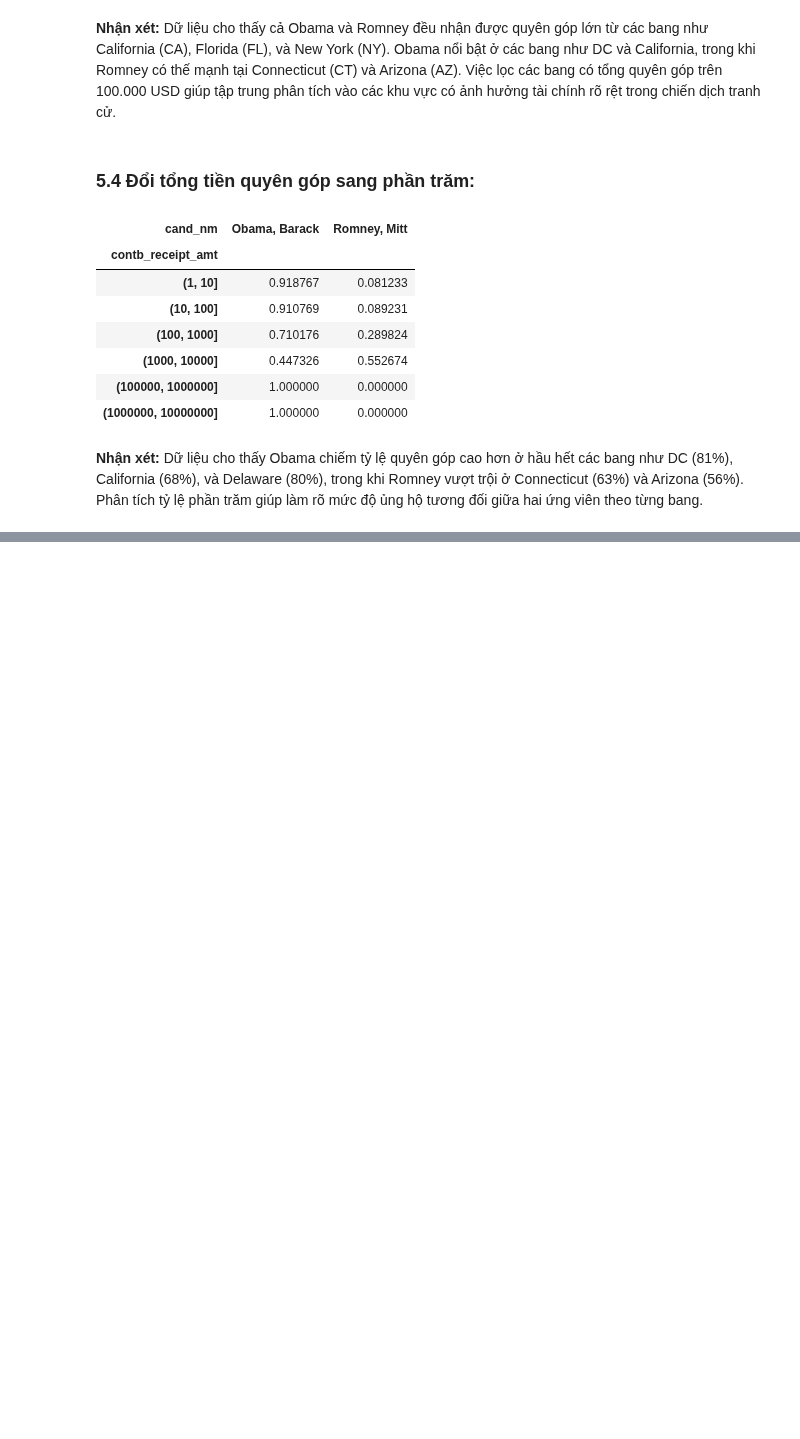
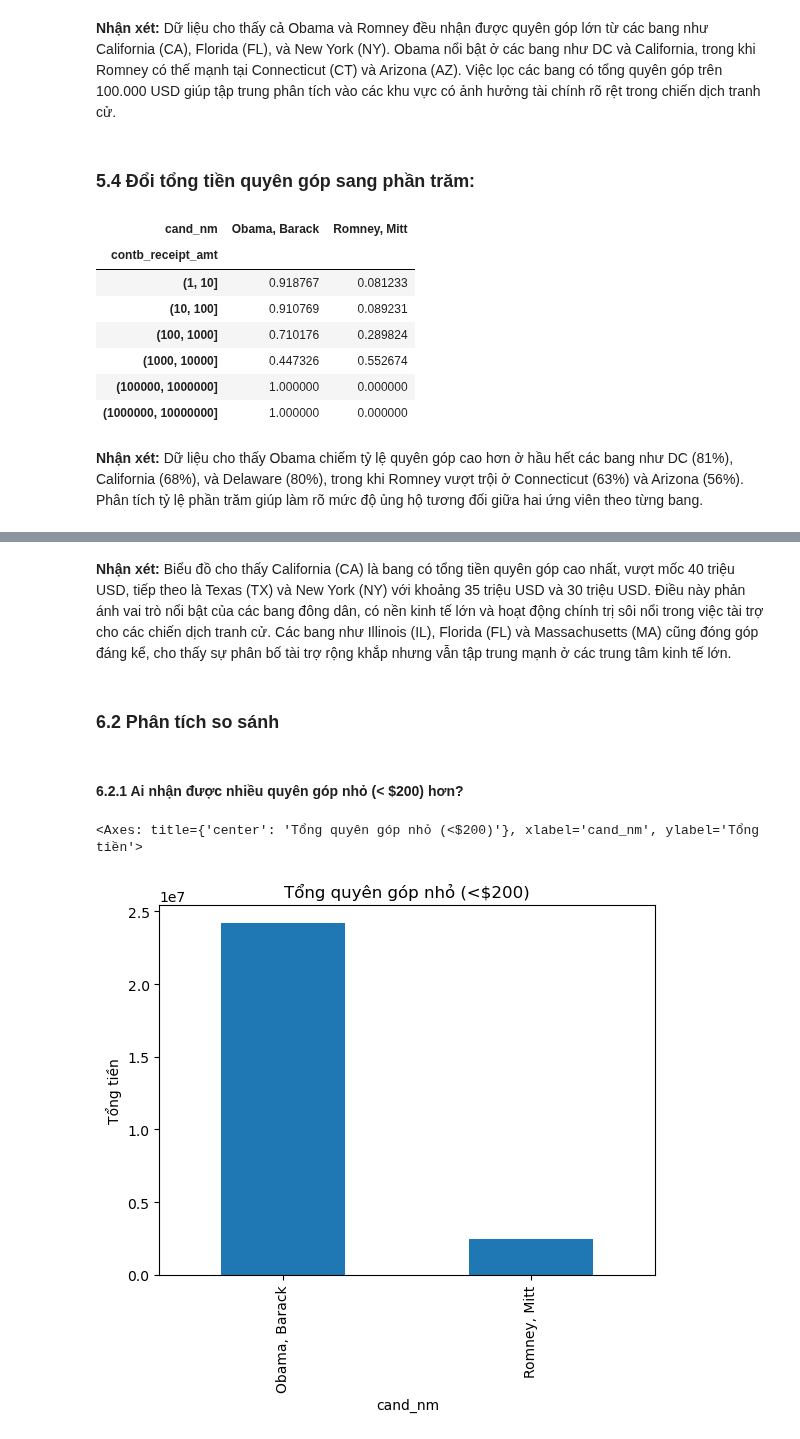
Before and after one commit to Hutramikha/Data_Analysis_SGU_2025, a Jupyter notebook: Data_analysis/practice/Lab02_Data_Analytics/13.5 2012 Federal Election Commission Database/2012FederalElectionCommissionDatabase.ipynb, the cells around one changed output, grey strips where cells are left out. Cells and saved outputs as stored; diff of their text form; code cells hidden in the pictures; blank space fills up the shorter version.

```diff
--- a/Data_analysis/practice/Lab02_Data_Analytics/13.5 2012 Federal Election Commission Database/2012FederalElectionCommissionDatabase.ipynb
+++ b/Data_analysis/practice/Lab02_Data_Analytics/13.5 2012 Federal Election Commission Database/2012FederalElectionCommissionDatabase.ipynb
@@ -594,0 +628,15 @@ percent.head(10)
+# %% [markdown]
+**Nhận xét:** Biểu đồ cho thấy California (CA) là bang có tổng tiền quyên góp cao nhất, vượt mốc 40 triệu USD, tiếp theo là Texas (TX) và New York (NY) với khoảng 35 triệu USD và 30 triệu USD. Điều này phản ánh vai trò nổi bật của các bang đông dân, có nền kinh tế lớn và hoạt động chính trị sôi nổi trong việc tài trợ cho các chiến dịch tranh cử. Các bang như Illinois (IL), Florida (FL) và Massachusetts (MA) cũng đóng góp đáng kể, cho thấy sự phân bố tài trợ rộng khắp nhưng vẫn tập trung mạnh ở các trung tâm kinh tế lớn.
+# %% [markdown]
+### **6.2 Phân tích so sánh**
+# %% [markdown]
+#### **6.2.1 Ai nhận được nhiều quyên góp nhỏ (< $200) hơn?**
+# %%
+# Lọc các khoản quyên góp nhỏ hơn $200
+small_donations = fec_mrbo[fec_mrbo["contb_receipt_amt"] < 200]
+
+# Tổng tiền quyên góp nhỏ theo từng ứng viên
+small_donations.groupby("cand_nm")["contb_receipt_amt"].sum().plot(kind="bar", title="Tổng quyên góp nhỏ (<$200)", ylabel="Tổng tiền")
+# %% [output]
+<Axes: title={'center': 'Tổng quyên góp nhỏ (<$200)'}, xlabel='cand_nm', ylabel='Tổng tiền'>
+[figure, added]
```
Also changed, not shown: parts of 45 cells of this notebook, 1 other file.
